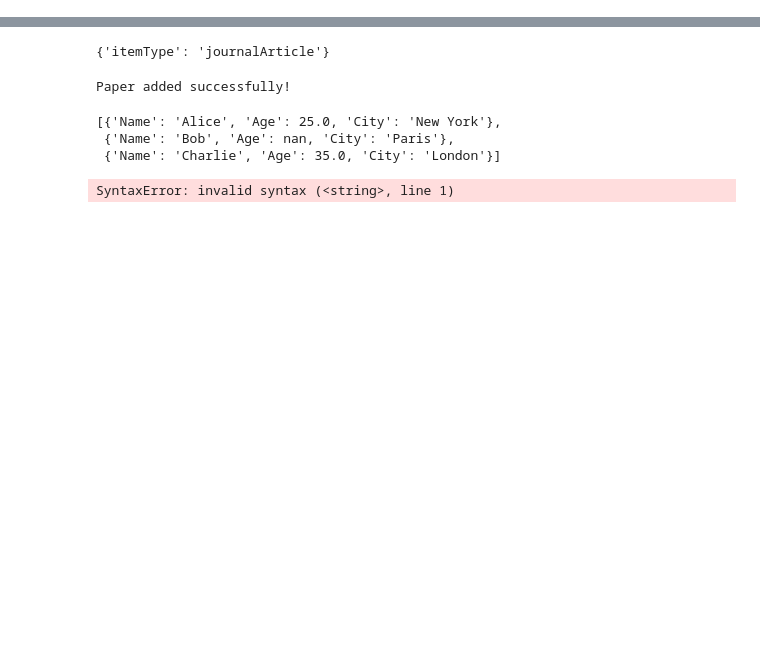
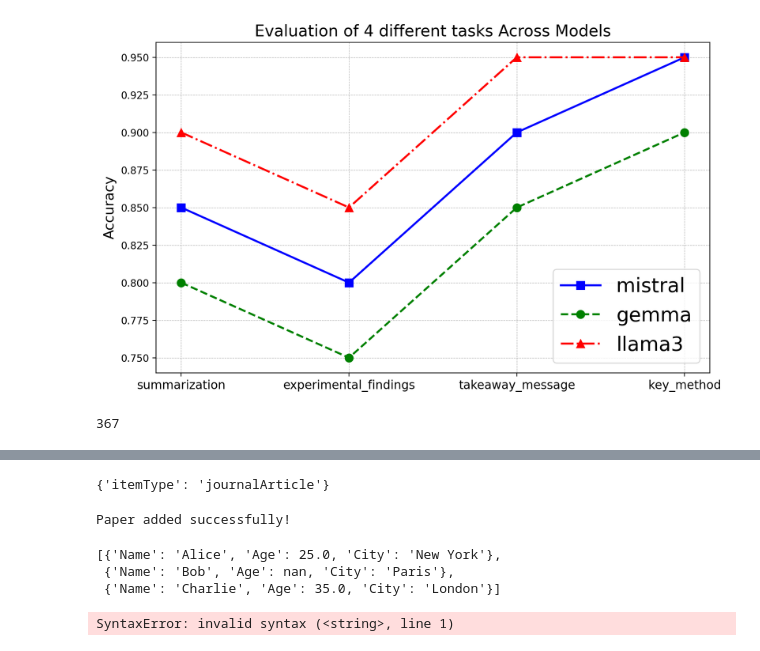
Before and after one commit to h0ngxuanli/SciOptimizer, a Jupyter notebook: src/test.ipynb, the cells around one changed output, grey strips where cells are left out. Cells and saved outputs as stored; diff of their text form; code cells hidden in the pictures; blank space fills up the shorter version.

```diff
--- a/src/test.ipynb
+++ b/src/test.ipynb
@@ -4,0 +105,69 @@ api_key.get("OPENAI_API_KEY")
+# %%
+import matplotlib.pyplot as plt
+import numpy as np
+
+data = {
+    'mistral': {
+        'summarization': 0.85,
+        'experimental_findings': 0.80,
+        'takeaway_message': 0.90,
+        'key_method': 0.95
+    },
+    'gemma': {
+        'summarization': 0.80,
+        'experimental_findings': 0.75,
+        'takeaway_message': 0.85,
+        'key_method': 0.90
+    },
+    'llama3': {
+        'summarization': 0.90,
+        'experimental_findings': 0.85,
+        'takeaway_message': 0.95,
+        'key_method': 0.95
+    }
+}
+
+# Extracting categories
+categories = list(data['mistral'].keys())
+
+# Setting up the plot dimensions and labels
+fig, ax = plt.subplots(figsize=(10, 6), dpi = 200)
+x = np.arange(len(categories))  # Use numpy for better control over tick positions
+
+# Specific colors and markers for each line
+styles = {
+    'mistral': {'color': 'blue', 'marker': 's', 'linestyle': '-', 'linewidth': 2, 'markersize': 8},
+    'gemma': {'color': 'green', 'marker': 'o', 'linestyle': '--', 'linewidth': 2, 'markersize': 8},
+    'llama3': {'color': 'red', 'marker': '^', 'linestyle': '-.', 'linewidth': 2, 'markersize': 8},
+}
+
+# Plotting each model's performance for each category
+for model, performances in data.items():
+    ax.plot(x, list(performances.values()), label=model, **styles[model])
+
+
+# Improving readability of the plot
+ax.set_xticks(x)
+ax.set_xticklabels(categories, fontsize=12)
+ax.set_ylabel('Accuracy', fontsize=14)
+ax.set_title('Evaluation of 4 different tasks Across Models', fontsize=16)
+ax.legend(fontsize = 20)
+
+# Adding a grid for better readability
+plt.grid(True, linestyle='--', linewidth=0.5)
+
+plt.show()
+# %% [output]
+[figure, added]
+# %%
+import json
+
+json_file = "/Users/lihongxuan/Desktop/AIPI/Courses/SciOptimizer/evaluate/outputs_baseline.json"
+json_file = "/Users/lihongxuan/Desktop/AIPI/Courses/SciOptimizer/evaluate/outputs_llama3.json"
+# 打开并读取 JSON 文件
+with open(json_file, 'r', encoding='utf-8') as file:
+    data = json.load(file)
+
+print(len(data['llama3']))
+# %% [output]
+367
```
Also changed, not shown: parts of 4 cells of this notebook, 27 other files.
